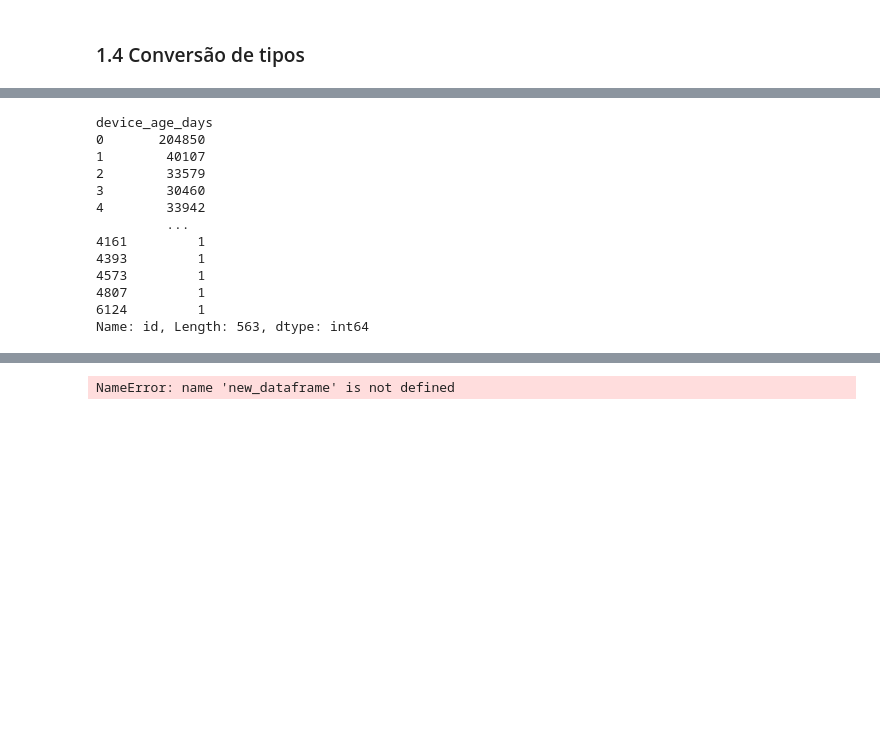
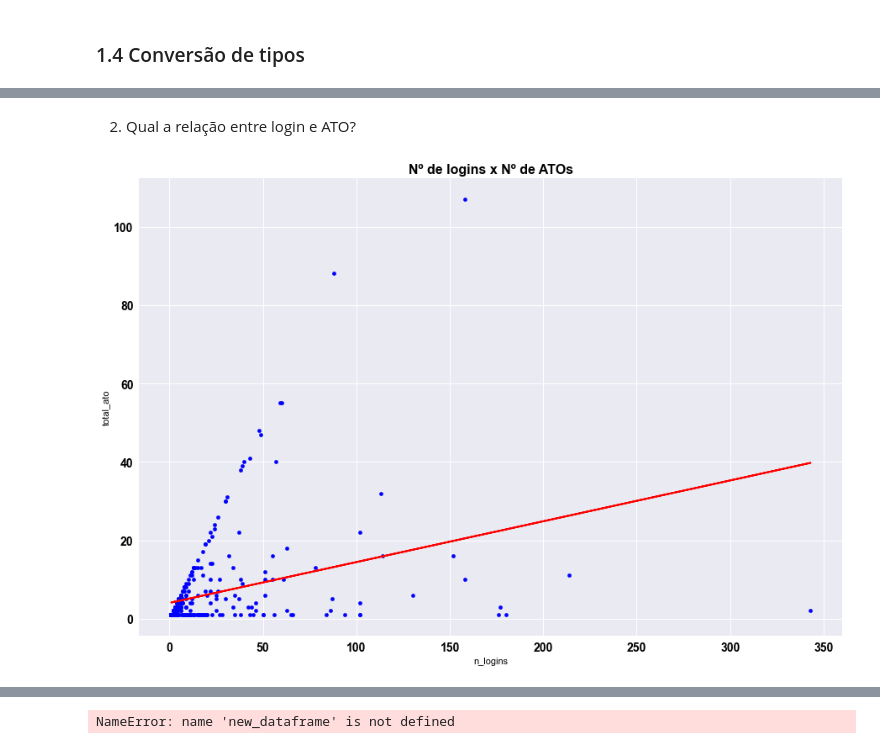
Before and after one commit to pedrosena138/projeto-if997, a Jupyter notebook: Projeto.ipynb, the cells around one changed output, grey strips where cells are left out. Saved outputs shown, nothing was run; the diff lists cells and outputs as text; code cells hidden in the pictures; blank space fills up the shorter version.

```diff
--- a/Projeto.ipynb
+++ b/Projeto.ipynb
@@ -254,17 +288,21 @@ plt.show()
-# %%
-# sns.pairplot(contas_df, hue='n_devices')
-logins_df.groupby('device_age_days')['id'].count()
-# %% [output]
-device_age_days
-0       204850
-1        40107
-2        33579
-3        30460
-4        33942
-         ...
-4161         1
-4393         1
-4573         1
-4807         1
-6124         1
-Name: id, Length: 563, dtype: int64
+# %% [markdown]
+2. Qual a relação entre login e ATO?
+# %%
+tamanho = contas_df.shape[0]
+x = contas_df['n_logins'].values
+y = contas_df['total_ato'].values
+
+x = x.reshape(tamanho, 1)
+y = y.reshape(tamanho, 1)
+
+regr = linear_model.LinearRegression()
+regr.fit(x, y)
+
+contas_df.plot(kind='scatter', x='n_logins', y='total_ato', color='blue', figsize=(15, 10))
+plt.plot(x, regr.predict(x), color='red', linewidth=2)
+plt.title('Nº de logins x Nº de ATOs', fontsize=16)
+plt.xticks(fontsize=14)
+plt.yticks(fontsize=14)
+plt.show()
+# %% [output]
+[figure, added]
```
Also changed, not shown: parts of 18 cells of this notebook.
